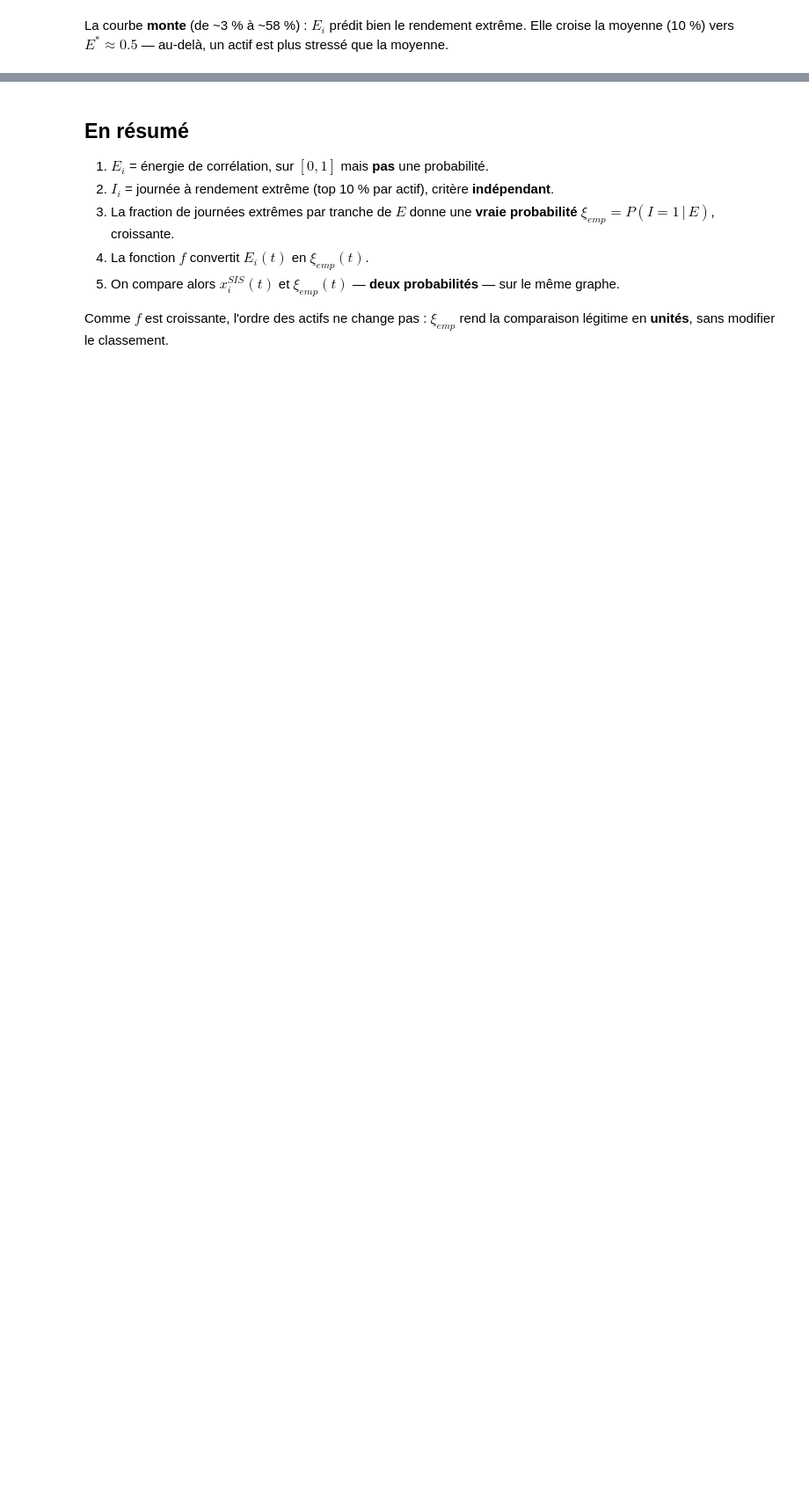
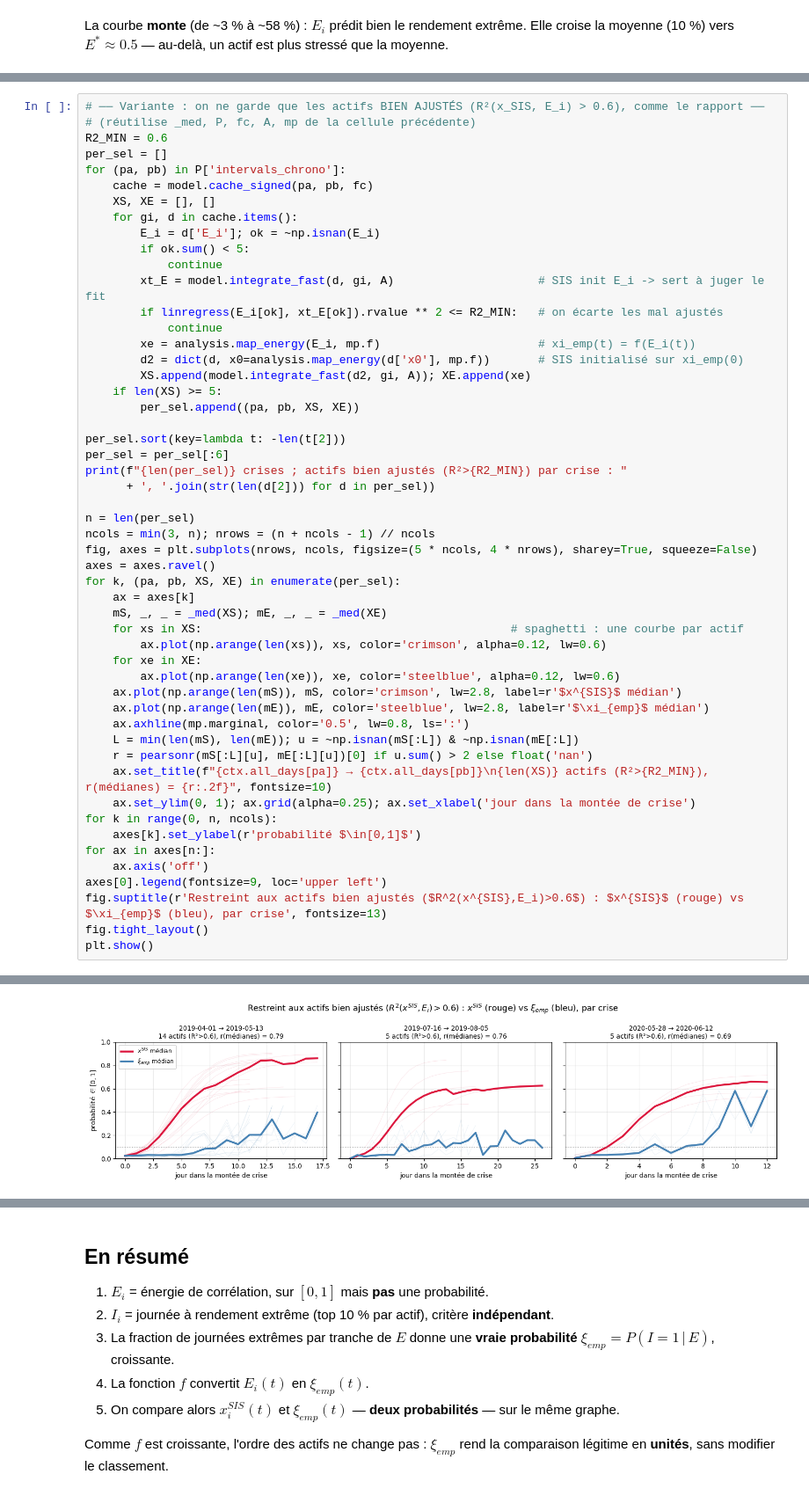
Before and after one commit to theodore34/contagion, a Jupyter notebook: notebooks/article.ipynb, the cells around one changed output, grey strips where cells are left out. Shown at 88% size. Drawn from its saved outputs; the diff is of its cells as text; blank space fills up the shorter version.

```diff
--- a/notebooks/article.ipynb
+++ b/notebooks/article.ipynb
@@ -216,0 +243,53 @@ Actif 'AMZN' — 2019-04-01 → 2019-05-13
+# %%
+# ── Variante : on ne garde que les actifs BIEN AJUSTÉS (R²(x_SIS, E_i) > 0.6), comme le rapport ──
+# (réutilise _med, P, fc, A, mp de la cellule précédente)
+R2_MIN = 0.6
+per_sel = []
+for (pa, pb) in P['intervals_chrono']:
+    cache = model.cache_signed(pa, pb, fc)
+    XS, XE = [], []
+    for gi, d in cache.items():
+        E_i = d['E_i']; ok = ~np.isnan(E_i)
+        if ok.sum() < 5:
+            continue
+        xt_E = model.integrate_fast(d, gi, A)                     # SIS init E_i -> sert à juger le fit
+        if linregress(E_i[ok], xt_E[ok]).rvalue ** 2 <= R2_MIN:   # on écarte les mal ajustés
+            continue
+        xe = analysis.map_energy(E_i, mp.f)                       # xi_emp(t) = f(E_i(t))
+        d2 = dict(d, x0=analysis.map_energy(d['x0'], mp.f))       # SIS initialisé sur xi_emp(0)
+        XS.append(model.integrate_fast(d2, gi, A)); XE.append(xe)
+    if len(XS) >= 5:
+        per_sel.append((pa, pb, XS, XE))
+
+per_sel.sort(key=lambda t: -len(t[2]))
+per_sel = per_sel[:6]
+print(f"{len(per_sel)} crises ; actifs bien ajustés (R²>{R2_MIN}) par crise : "
+      + ', '.join(str(len(d[2])) for d in per_sel))
+
+n = len(per_sel)
+ncols = min(3, n); nrows = (n + ncols - 1) // ncols
+fig, axes = plt.subplots(nrows, ncols, figsize=(5 * ncols, 4 * nrows), sharey=True, squeeze=False)
+axes = axes.ravel()
+for k, (pa, pb, XS, XE) in enumerate(per_sel):
+    ax = axes[k]
+    mS, _, _ = _med(XS); mE, _, _ = _med(XE)
+    for xs in XS:                                             # spaghetti : une courbe par actif
+        ax.plot(np.arange(len(xs)), xs, color='crimson', alpha=0.12, lw=0.6)
+    for xe in XE:
+        ax.plot(np.arange(len(xe)), xe, color='steelblue', alpha=0.12, lw=0.6)
+    ax.plot(np.arange(len(mS)), mS, color='crimson', lw=2.8, label=r'$x^{SIS}$ médian')
+    ax.plot(np.arange(len(mE)), mE, color='steelblue', lw=2.8, label=r'$\xi_{emp}$ médian')
+    ax.axhline(mp.marginal, color='0.5', lw=0.8, ls=':')
+    L = min(len(mS), len(mE)); u = ~np.isnan(mS[:L]) & ~np.isnan(mE[:L])
+    r = pearsonr(mS[:L][u], mE[:L][u])[0] if u.sum() > 2 else float('nan')
+    ax.set_title(f"{ctx.all_days[pa]} → {ctx.all_days[pb]}\n{len(XS)} actifs (R²>{R2_MIN}), r(médianes) = {r:.2f}", fontsize=10)
+    ax.set_ylim(0, 1); ax.grid(alpha=0.25); ax.set_xlabel('jour dans la montée de crise')
+for k in range(0, n, ncols):
+    axes[k].set_ylabel(r'probabilité $\in[0,1]$')
+for ax in axes[n:]:
+    ax.axis('off')
+axes[0].legend(fontsize=9, loc='upper left')
+fig.suptitle(r'Restreint aux actifs bien ajustés ($R^2(x^{SIS},E_i)>0.6$) : $x^{SIS}$ (rouge) vs $\xi_{emp}$ (bleu), par crise', fontsize=13)
+fig.tight_layout()
+plt.show()
+# %% [output]
@@ -216,0 +297 @@ Actif 'AMZN' — 2019-04-01 → 2019-05-13
+[figure, added]
```
Also changed, not shown: parts of 7 cells of this notebook, 6 other files.
